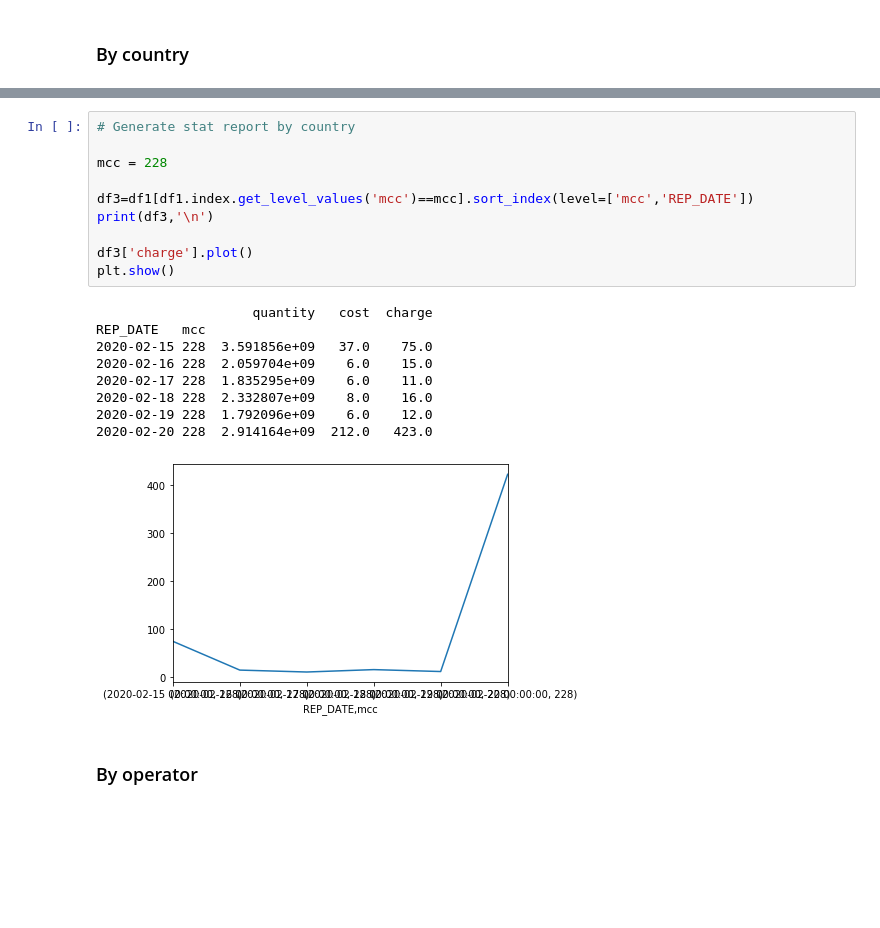
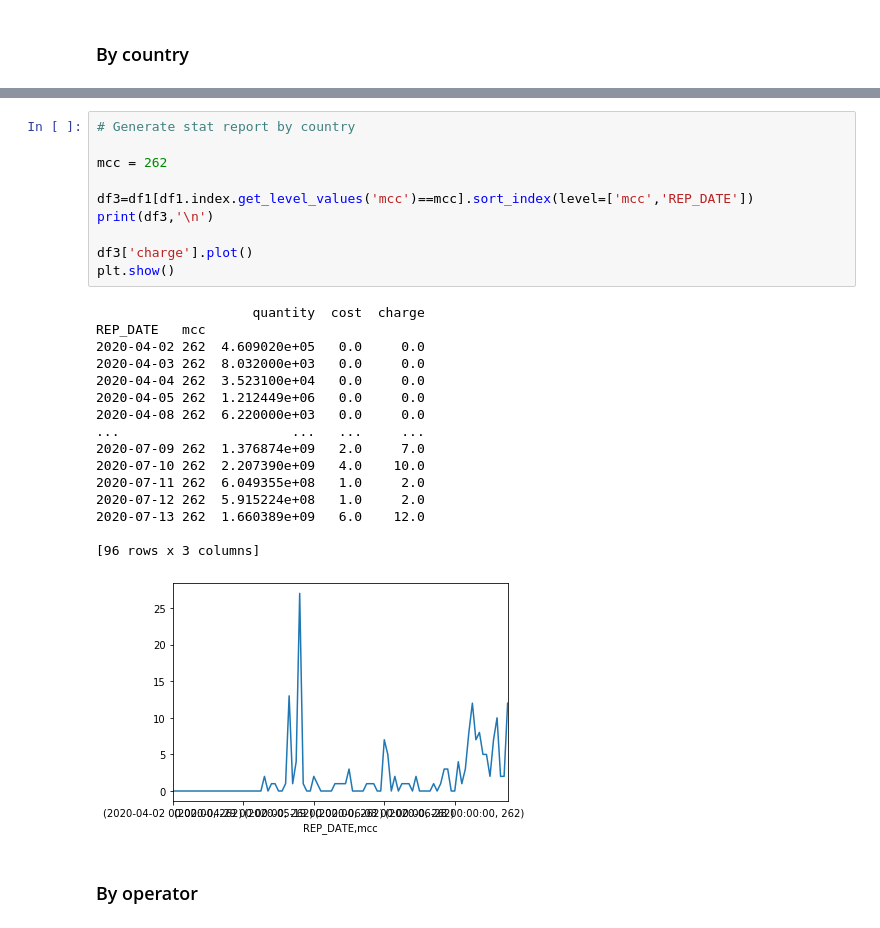
Before and after one commit to balobinp/RB_BD, a Jupyter notebook: RB_Revenue_Change_Python3.ipynb, the cells around one changed output, grey strips where cells are left out. Drawn from its saved outputs; the diff is of its cells as text; blank space fills up the shorter version.

```diff
--- a/RB_Revenue_Change_Python3.ipynb
+++ b/RB_Revenue_Change_Python3.ipynb
@@ -100,23 +106,30 @@ df2.apply(f,axis=1).sort_values(by=['diff','std_per'],ascending=False).head(10)
 # %%
 # Generate stat report by country
 
-mcc = 228
+mcc = 262
 
 df3=df1[df1.index.get_level_values('mcc')==mcc].sort_index(level=['mcc','REP_DATE'])
 print(df3,'\n')
 
 df3['charge'].plot()
 plt.show()
 # %% [output]
-                    quantity   cost  charge
+                    quantity  cost  charge
 REP_DATE   mcc
-2020-02-15 228  3.591856e+09   37.0    75.0
-2020-02-16 228  2.059704e+09    6.0    15.0
-2020-02-17 228  1.835295e+09    6.0    11.0
-2020-02-18 228  2.332807e+09    8.0    16.0
-2020-02-19 228  1.792096e+09    6.0    12.0
-2020-02-20 228  2.914164e+09  212.0   423.0
+2020-04-02 262  4.609020e+05   0.0     0.0
+2020-04-03 262  8.032000e+03   0.0     0.0
+2020-04-04 262  3.523100e+04   0.0     0.0
+2020-04-05 262  1.212449e+06   0.0     0.0
+2020-04-08 262  6.220000e+03   0.0     0.0
+...                      ...   ...     ...
+2020-07-09 262  1.376874e+09   2.0     7.0
+2020-07-10 262  2.207390e+09   4.0    10.0
+2020-07-11 262  6.049355e+08   1.0     2.0
+2020-07-12 262  5.915224e+08   1.0     2.0
+2020-07-13 262  1.660389e+09   6.0    12.0
+
+[96 rows x 3 columns]
-[figure, old version]
+[figure, new version]
 # %% [markdown]
 ### By operator
 # %%
```
Also changed, not shown: parts of 11 cells of this notebook, 18 other files.
